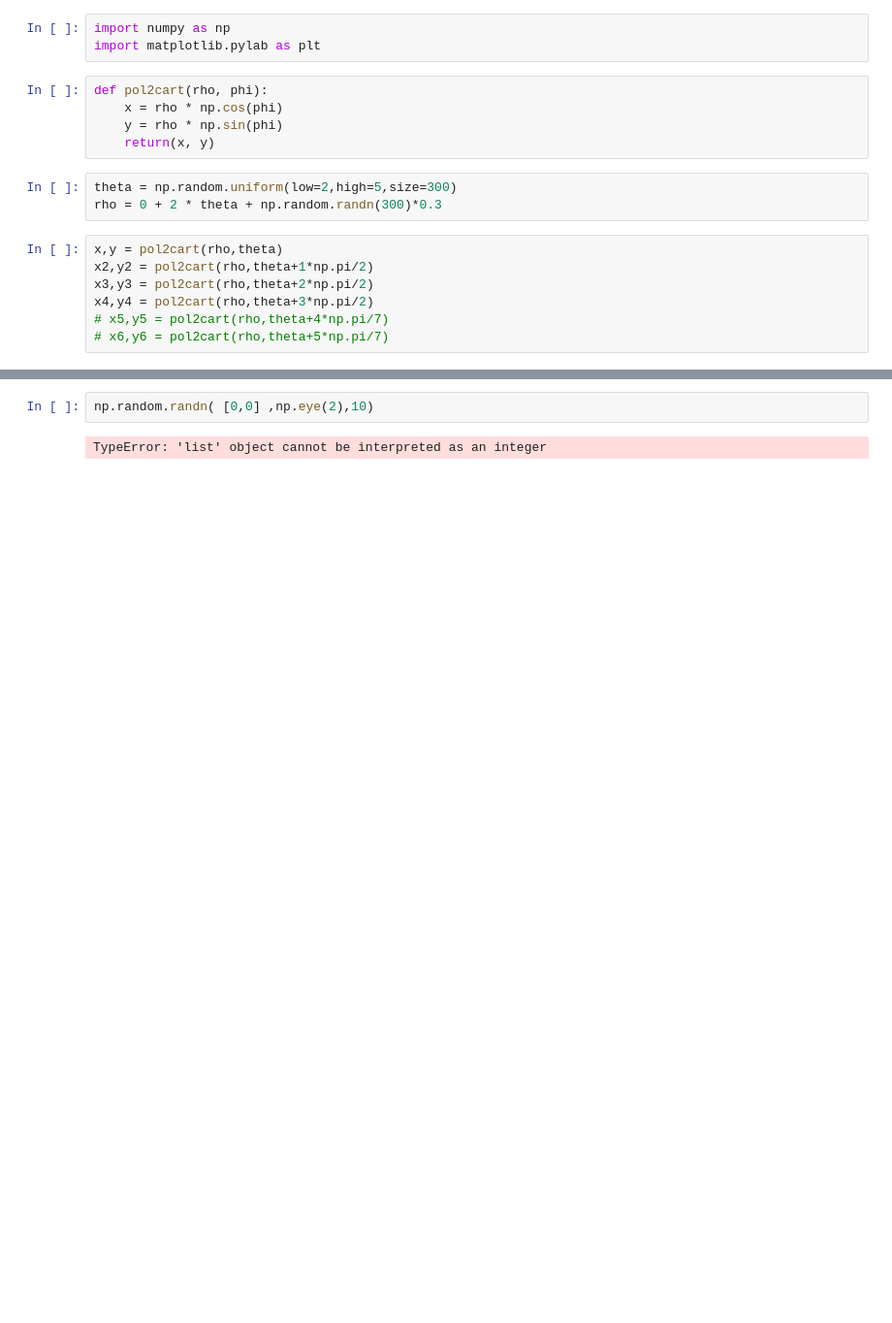
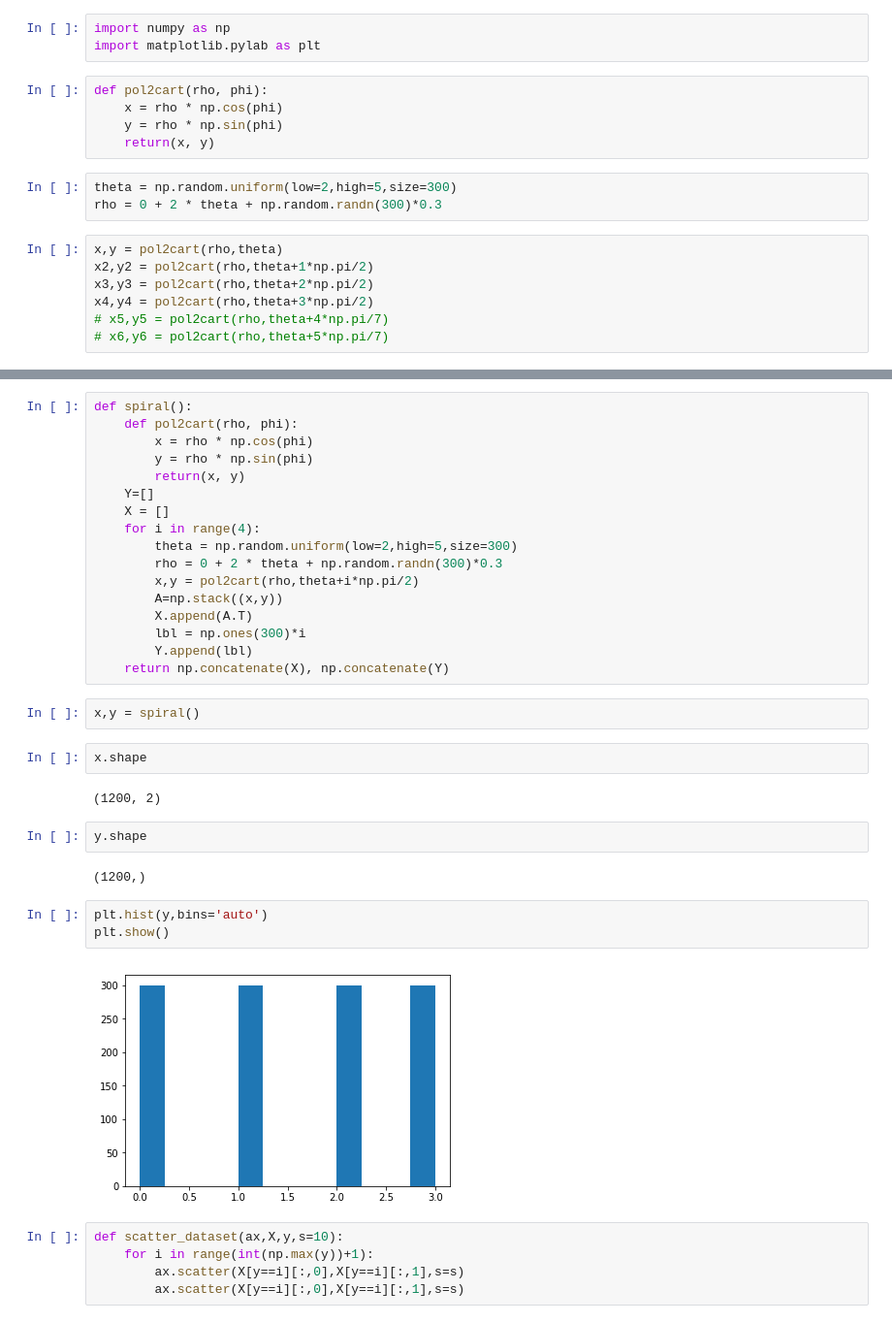
Before and after one commit to bruno-31/2d-generative-models, a Jupyter notebook: spirals.ipynb, the cells around one changed output, grey strips where cells are left out. Shown: that part at 97% size. Drawn from its saved outputs; the diff is of its cells as text; blank space fills up the shorter version.

```diff
--- a/spirals.ipynb
+++ b/spirals.ipynb
@@ -31,4 +31,37 @@ plt.show()
-# %%
-np.random.randn( [0,0] ,np.eye(2),10)
-# %% [output]
-TypeError: 'list' object cannot be interpreted as an integer
+# %%
+def spiral():
+    def pol2cart(rho, phi):
+        x = rho * np.cos(phi)
+        y = rho * np.sin(phi)
+        return(x, y)
+    Y=[]
+    X = []
+    for i in range(4):
+        theta = np.random.uniform(low=2,high=5,size=300)
+        rho = 0 + 2 * theta + np.random.randn(300)*0.3
+        x,y = pol2cart(rho,theta+i*np.pi/2)
+        A=np.stack((x,y))
+        X.append(A.T)
+        lbl = np.ones(300)*i
+        Y.append(lbl)
+    return np.concatenate(X), np.concatenate(Y)
+# %%
+x,y = spiral()
+# %%
+x.shape
+# %% [output]
+(1200, 2)
+# %%
+y.shape
+# %% [output]
+(1200,)
+# %%
+plt.hist(y,bins='auto')
+plt.show()
+# %% [output]
+[figure, added]
+# %%
+def scatter_dataset(ax,X,y,s=10):
+    for i in range(int(np.max(y))+1):
+        ax.scatter(X[y==i][:,0],X[y==i][:,1],s=s)
+        ax.scatter(X[y==i][:,0],X[y==i][:,1],s=s)
```
Also changed, not shown: parts of 2 cells of this notebook, 3 other files.
